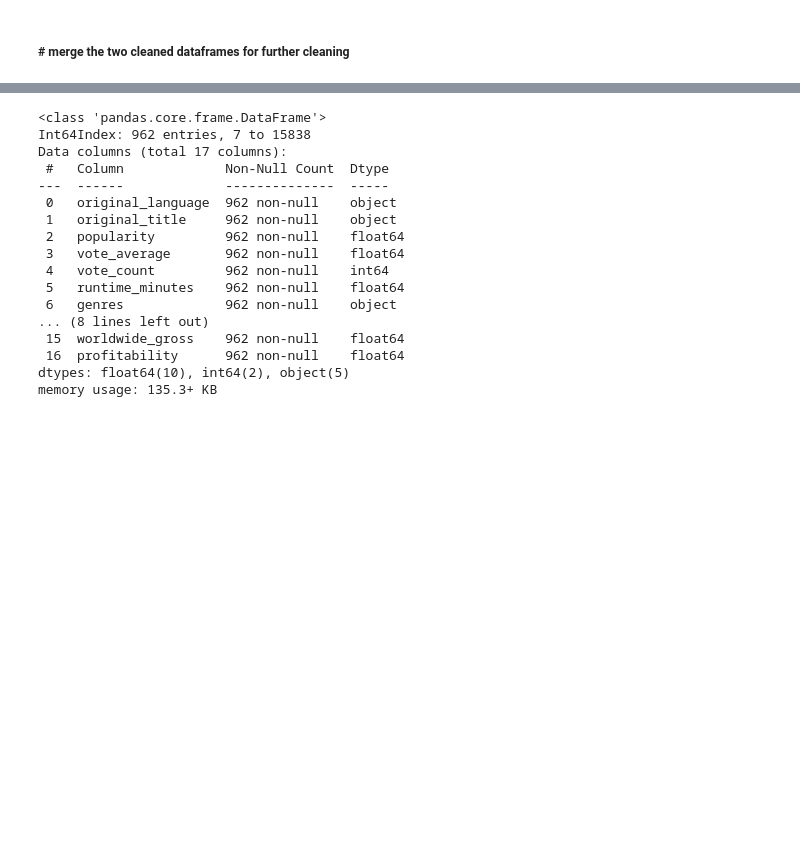
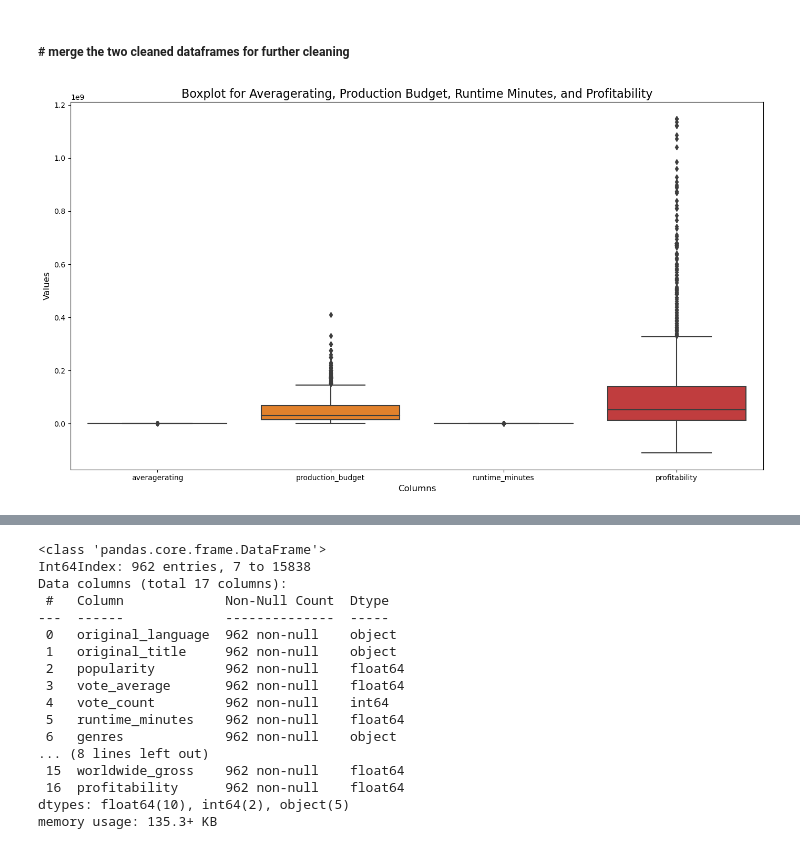
Before and after one commit to MuiruriVivian/PHASE-2-GROUP-7-PROJECT, a Jupyter notebook: group 7 notebook.ipynb, the cells around one changed output, grey strips where cells are left out. Drawn from its saved outputs; the diff is of its cells as text; code cells hidden in the pictures; blank space fills up the shorter version.

```diff
--- a/group 7 notebook.ipynb
+++ b/group 7 notebook.ipynb
@@ -390,4 +391,38 @@ memory usage: 1.4+ MB
 merged_data.to_csv('cleaned_merged_data.csv', index=False)
 # %% [markdown]
 ##### # merge the two cleaned dataframes for further cleaning
+# %%
+# Import the data files
+gross_budget_df = pd.read_csv('cleaned_gross_budget.csv')
+merged_data_df = pd.read_csv('cleaned_merged_data.csv')
+
+#drop the release_date column from the merged_data_df
+merged_data_df = merged_data_df.drop(['release_date'], axis=1)
+
+# Merge the datasets on 'movie' and 'original_title', with 'cleaned_merged_data.csv' as the main table
+df = pd.merge(merged_data_df, gross_budget_df, left_on='original_title', right_on='movie', how='left')
+
+# add a profitability column
+df["profitability"] = df["worldwide_gross"] - df["production_budget"]
+
+# Checkicng for outliers
+# Create a new DataFrame with the selected columns for the boxplot
+columns_to_plot = ['averagerating', 'production_budget', 'runtime_minutes', 'profitability']
+
+# Set up the matplotlib figure
+plt.figure(figsize=(14, 8))
+
+# Create the boxplot using Seaborn
+sns.boxplot(data=df[columns_to_plot])
+
+# Add title and labels
+plt.title('Boxplot for Averagerating, Production Budget, Runtime Minutes, and Profitability', fontsize=16)
+plt.xlabel('Columns', fontsize=12)
+plt.ylabel('Values', fontsize=12)
+
+# Show the plot
+plt.tight_layout()
+plt.show()
+# %% [output]
+[figure, added]
 # %%
```
Also changed, not shown: parts of 28 cells of this notebook.
